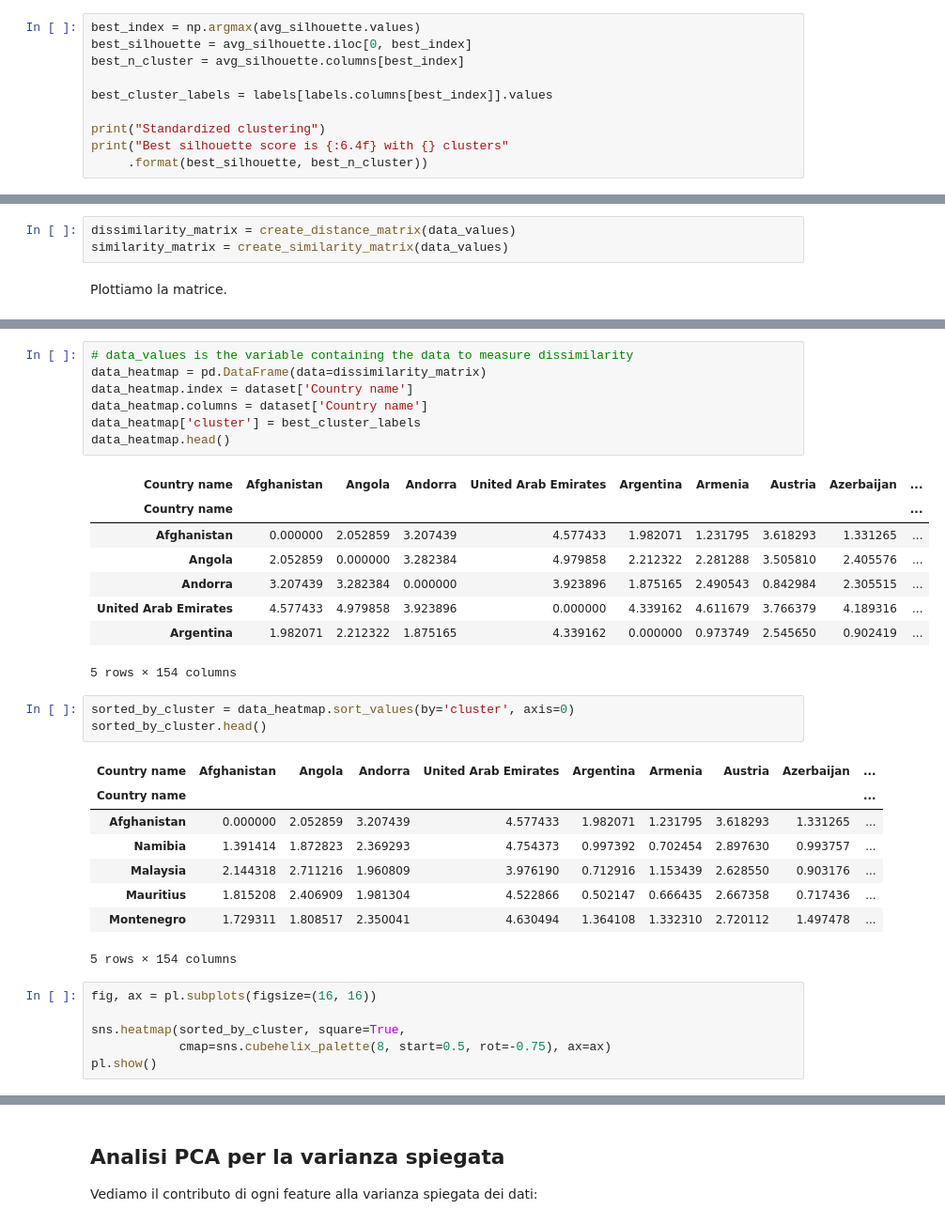
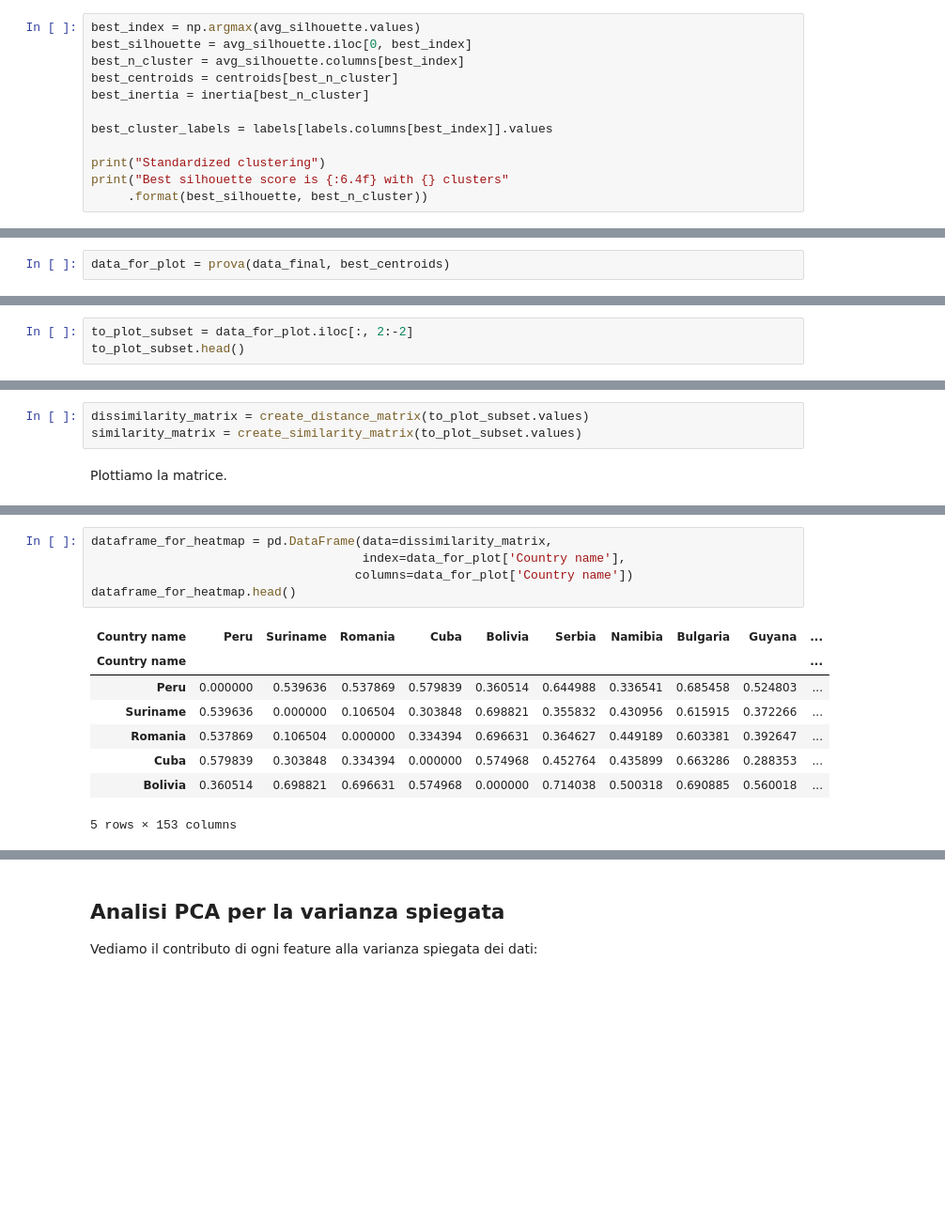
Before and after one commit to PCampi/progettoDT-ML, a Jupyter notebook: Analisi esplorativa e clustering.ipynb, the cells around one changed output, grey strips where cells are left out. Shown at 94% size. Saved outputs shown, nothing was run; the diff lists cells and outputs as text; blank space fills up the shorter version.

```diff
--- a/Analisi esplorativa e clustering.ipynb
+++ b/Analisi esplorativa e clustering.ipynb
@@ -439,6 +438,8 @@ If you're reading this message in another frontend (for example, a static render
 best_index = np.argmax(avg_silhouette.values)
 best_silhouette = avg_silhouette.iloc[0, best_index]
 best_n_cluster = avg_silhouette.columns[best_index]
+best_centroids = centroids[best_n_cluster]
+best_inertia = inertia[best_n_cluster]
 
 best_cluster_labels = labels[labels.columns[best_index]].values
 
@@ -685,0 +658,2 @@ Per i dati non standardizzati ci sono solo 2 cluster:
+# %%
+data_for_plot = prova(data_final, best_centroids)
@@ -700,0 +689,3 @@ Creiamo la matrice di dissimilarità (o delle distanze):
+# %%
+to_plot_subset = data_for_plot.iloc[:, 2:-2]
+to_plot_subset.head()
@@ -701,5 +699,5 @@ Creiamo la matrice di dissimilarità (o delle distanze):
 # %%
-dissimilarity_matrix = create_distance_matrix(data_values)
-similarity_matrix = create_similarity_matrix(data_values)
+dissimilarity_matrix = create_distance_matrix(to_plot_subset.values)
+similarity_matrix = create_similarity_matrix(to_plot_subset.values)
 # %% [markdown]
 Plottiamo la matrice.
@@ -714,34 +704,14 @@ pl.show()
 # %%
-# data_values is the variable containing the data to measure dissimilarity
-data_heatmap = pd.DataFrame(data=dissimilarity_matrix)
-data_heatmap.index = dataset['Country name']
-data_heatmap.columns = dataset['Country name']
-data_heatmap['cluster'] = best_cluster_labels
-data_heatmap.head()
+dataframe_for_heatmap = pd.DataFrame(data=dissimilarity_matrix,
+                                     index=data_for_plot['Country name'],
+                                    columns=data_for_plot['Country name'])
+dataframe_for_heatmap.head()
 # %% [output]
-| Country name | Afghanistan | Angola | Andorra | United Arab Emirates | Argentina | Armenia | Austria | Azerbaijan | ... |
-| Country name |  |  |  |  |  |  |  |  | ... |
-| Afghanistan | 0.000000 | 2.052859 | 3.207439 | 4.577433 | 1.982071 | 1.231795 | 3.618293 | 1.331265 | ... |
-| Angola | 2.052859 | 0.000000 | 3.282384 | 4.979858 | 2.212322 | 2.281288 | 3.505810 | 2.405576 | ... |
-| Andorra | 3.207439 | 3.282384 | 0.000000 | 3.923896 | 1.875165 | 2.490543 | 0.842984 | 2.305515 | ... |
-| United Arab Emirates | 4.577433 | 4.979858 | 3.923896 | 0.000000 | 4.339162 | 4.611679 | 3.766379 | 4.189316 | ... |
-| Argentina | 1.982071 | 2.212322 | 1.875165 | 4.339162 | 0.000000 | 0.973749 | 2.545650 | 0.902419 | ... |
+| Country name | Peru | Suriname | Romania | Cuba | Bolivia | Serbia | Namibia | Bulgaria | Guyana | ... |
+| Country name |  |  |  |  |  |  |  |  |  | ... |
+| Peru | 0.000000 | 0.539636 | 0.537869 | 0.579839 | 0.360514 | 0.644988 | 0.336541 | 0.685458 | 0.524803 | ... |
+| Suriname | 0.539636 | 0.000000 | 0.106504 | 0.303848 | 0.698821 | 0.355832 | 0.430956 | 0.615915 | 0.372266 | ... |
+| Romania | 0.537869 | 0.106504 | 0.000000 | 0.334394 | 0.696631 | 0.364627 | 0.449189 | 0.603381 | 0.392647 | ... |
+| Cuba | 0.579839 | 0.303848 | 0.334394 | 0.000000 | 0.574968 | 0.452764 | 0.435899 | 0.663286 | 0.288353 | ... |
+| Bolivia | 0.360514 | 0.698821 | 0.696631 | 0.574968 | 0.000000 | 0.714038 | 0.500318 | 0.690885 | 0.560018 | ... |
-5 rows × 154 columns
+5 rows × 153 columns
-# %%
-sorted_by_cluster = data_heatmap.sort_values(by='cluster', axis=0)
-sorted_by_cluster.head()
-# %% [output]
-| Country name | Afghanistan | Angola | Andorra | United Arab Emirates | Argentina | Armenia | Austria | Azerbaijan | ... |
-| Country name |  |  |  |  |  |  |  |  | ... |
-| Afghanistan | 0.000000 | 2.052859 | 3.207439 | 4.577433 | 1.982071 | 1.231795 | 3.618293 | 1.331265 | ... |
-| Namibia | 1.391414 | 1.872823 | 2.369293 | 4.754373 | 0.997392 | 0.702454 | 2.897630 | 0.993757 | ... |
-| Malaysia | 2.144318 | 2.711216 | 1.960809 | 3.976190 | 0.712916 | 1.153439 | 2.628550 | 0.903176 | ... |
-| Mauritius | 1.815208 | 2.406909 | 1.981304 | 4.522866 | 0.502147 | 0.666435 | 2.667358 | 0.717436 | ... |
-| Montenegro | 1.729311 | 1.808517 | 2.350041 | 4.630494 | 1.364108 | 1.332310 | 2.720112 | 1.497478 | ... |
-5 rows × 154 columns
-# %%
-fig, ax = pl.subplots(figsize=(16, 16))
-
-sns.heatmap(sorted_by_cluster, square=True,
-            cmap=sns.cubehelix_palette(8, start=0.5, rot=-0.75), ax=ax)
-pl.show()
```
Also changed, not shown: parts of 43 cells of this notebook, 1 other file.
